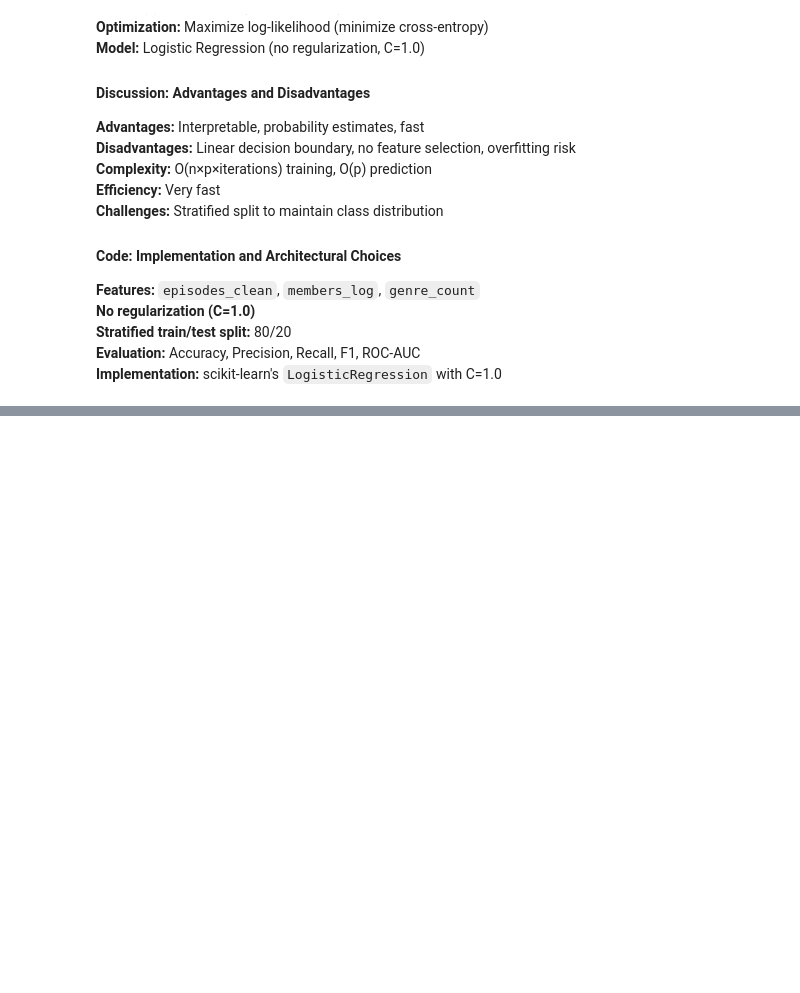
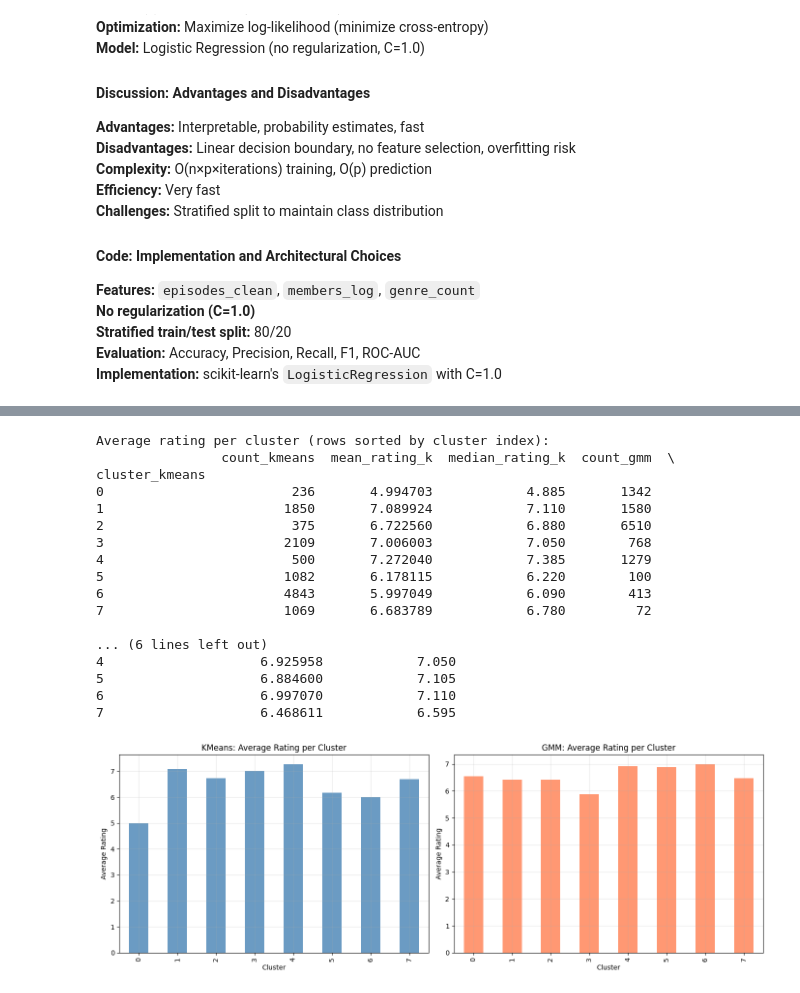
Before and after one commit to LC0229/Fake-Job-Posting, a Jupyter notebook: workbook.ipynb, the cells around one changed output, grey strips where cells are left out. Saved outputs shown, nothing was run; the diff lists cells and outputs as text; code cells hidden in the pictures; blank space fills up the shorter version.

```diff
--- a/workbook.ipynb
+++ b/workbook.ipynb
@@ -1093,0 +1241,47 @@ F1: 0.9822, ROC-AUC: 0.9986
+# %%
+# Task 3: Average rating per cluster (KMeans vs GMM)
+kmeans_rating = df_cluster.groupby('cluster_kmeans')['rating_clean'].agg(['count', 'mean', 'median']).rename(columns={
+    'count': 'count_kmeans', 'mean': 'mean_rating_k', 'median': 'median_rating_k'
+})
+gmm_rating = df_cluster.groupby('cluster_gmm')['rating_clean'].agg(['count', 'mean', 'median']).rename(columns={
+    'count': 'count_gmm', 'mean': 'mean_rating_g', 'median': 'median_rating_g'
+})
+
+rating_table = kmeans_rating.join(gmm_rating, how='outer')
+print("Average rating per cluster (rows sorted by cluster index):")
+print(rating_table)
+
+fig, axes = plt.subplots(1, 2, figsize=(14, 5))
+kmeans_rating['mean_rating_k'].plot(kind='bar', ax=axes[0], color='steelblue', alpha=0.8)
+axes[0].set_title('KMeans: Average Rating per Cluster')
+axes[0].set_xlabel('Cluster')
+axes[0].set_ylabel('Average Rating')
+axes[0].grid(True, alpha=0.3)
+
+gmm_rating['mean_rating_g'].plot(kind='bar', ax=axes[1], color='coral', alpha=0.8)
+axes[1].set_title('GMM: Average Rating per Cluster')
+axes[1].set_xlabel('Cluster')
+axes[1].set_ylabel('Average Rating')
+axes[1].grid(True, alpha=0.3)
+
+plt.tight_layout()
+plt.show()
+# %% [output]
+Average rating per cluster (rows sorted by cluster index):
+                count_kmeans  mean_rating_k  median_rating_k  count_gmm  \
+cluster_kmeans
+0                        236       4.994703            4.885       1342
+1                       1850       7.089924            7.110       1580
+2                        375       6.722560            6.880       6510
+3                       2109       7.006003            7.050        768
+4                        500       7.272040            7.385       1279
+5                       1082       6.178115            6.220        100
+6                       4843       5.997049            6.090        413
+7                       1069       6.683789            6.780         72
+
+... (6 lines left out)
+4                    6.925958            7.050
+5                    6.884600            7.105
+6                    6.997070            7.110
+7                    6.468611            6.595
+[figure, added]
```
Also changed, not shown: parts of 7 cells of this notebook, 3 other files.
